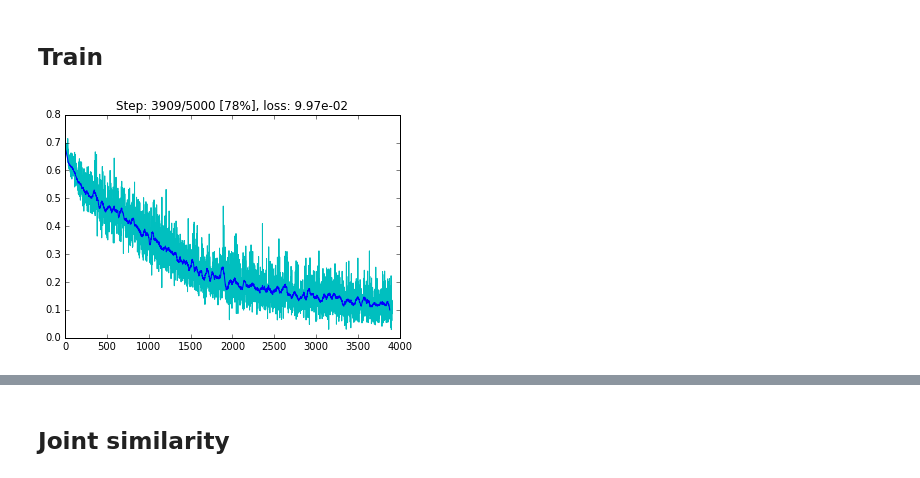
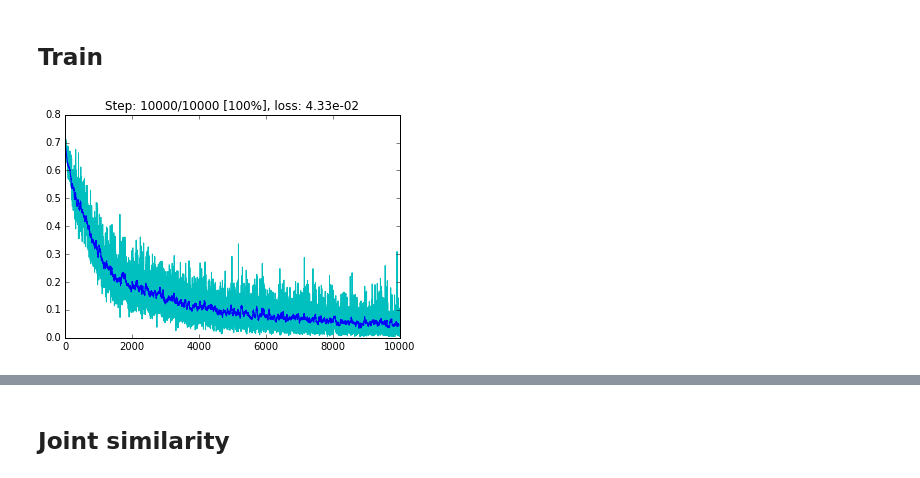
Before and after one commit to RomanKoshelev/deepcoins, a Jupyter notebook: similarity_model.ipynb, the cells around one changed output, grey strips where cells are left out. Saved outputs shown, nothing was run; the diff lists cells and outputs as text; code cells hidden in the pictures.

```diff
--- a/similarity_model.ipynb
+++ b/similarity_model.ipynb
@@ -22,7 +22,7 @@ global_run_tests = _simmod_grt
 _sim_model = None
 # %%
 class SimiratityModel:
-    GpuMemoryFraction = .9
+    GpuMemoryFraction = 1.
 
     def __init__(self, dataset, augmentator):
         self.data       = dataset
@@ -159,28 +159,28 @@ class SimiratityModel:
 # %%
 %%time
 def test_train_model(image_shape, step_num, data_size, batch_size, learning_rate, stop_loss):
     aug  = Augmentator()
     data = Dataset(image_shape)
     data.load(_dataset_path, data_size)
     model = SimiratityModel(data, aug)
     model.build()
     model.train(step_num=step_num, batch_size=batch_size, learning_rate=learning_rate, stop_loss=stop_loss)
     print("path         :", model.data.path)
     print("data_size    :", data_size)
     print("batch_size   :", batch_size)
     print("learning_rate: %.0e" % learning_rate)
     return model
 
 if global_run_tests:
     _sim_model = test_train_model(
         image_shape   = [128,128,1],
-        step_num      = 5000,
+        step_num      = 10000,
         data_size     = 1000,
         batch_size    = 100,
         learning_rate = 1e-4,
-        stop_loss     = .1)
+        stop_loss     = .01)
 # %% [output]
-[figure, old version]
+[figure, new version]
 path         : /netforge/datasets/private/roman/coins/images
 data_size    : 1000
 batch_size   : 100
```
Also changed, not shown: parts of 5 cells of this notebook.
